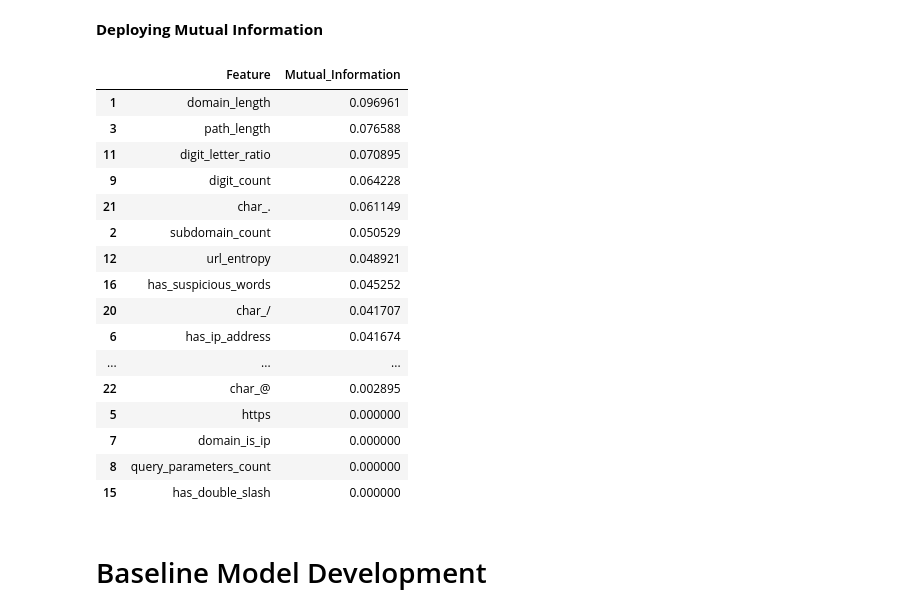
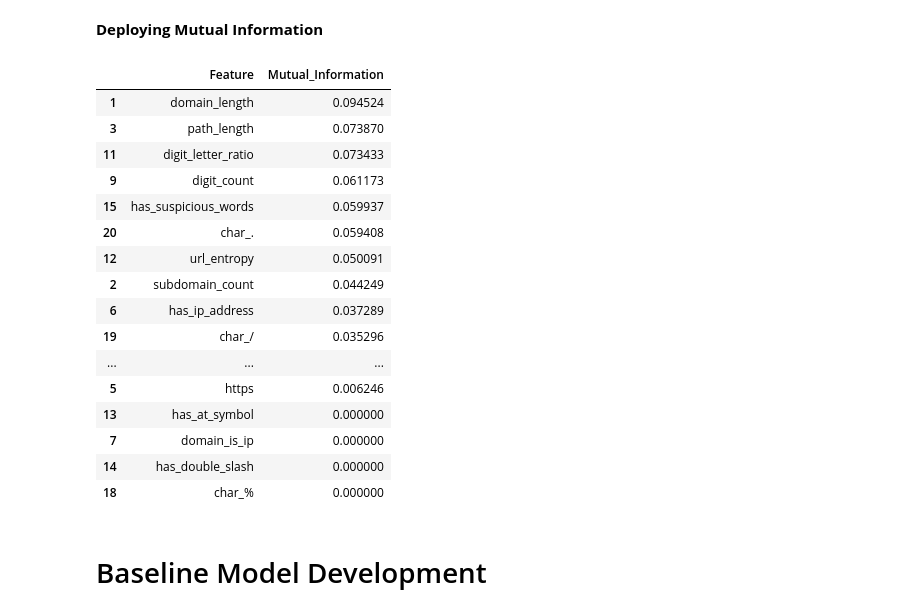
Before and after one commit to MorganChidley/Final-Year-Project, a Jupyter notebook: ml_model.ipynb, the cells around one changed output. Drawn from its saved outputs; the diff is of its cells as text; code cells hidden in the pictures.

```diff
--- a/ml_model.ipynb
+++ b/ml_model.ipynb
@@ -502,45 +297,36 @@ correlation_table
 # %% [markdown]
 **Deploying Mutual Information**
 # %%
-import pandas as pd
-import numpy as np
-import matplotlib.pyplot as plt
-import seaborn as sns
-from sklearn.feature_selection import mutual_info_classif
-from IPython.display import display # Import for display function
-
-# Load dataset
-data = pd.read_csv("merged_dataset.csv")
+data = pd.read_csv("final_dataset_1.csv")
 
 X = data.drop(['ClassLabel', "URL"], axis=1)
 y = data['ClassLabel']
 
 # Mutual Information
 mutual_info = mutual_info_classif(X, y)
 feature_scores = pd.DataFrame({'Feature': X.columns, 'Mutual_Information': mutual_info})
 feature_scores = feature_scores.sort_values(by=['Mutual_Information'], ascending=False)
 
-
 # Display mutual information scores in a table
 display(feature_scores)
 # %% [output]
 |  | Feature | Mutual_Information |
-| 1 | domain_length | 0.096961 |
-| 3 | path_length | 0.076588 |
-| 11 | digit_letter_ratio | 0.070895 |
-| 9 | digit_count | 0.064228 |
-| 21 | char_. | 0.061149 |
-| 2 | subdomain_count | 0.050529 |
-| 12 | url_entropy | 0.048921 |
-| 16 | has_suspicious_words | 0.045252 |
-| 20 | char_/ | 0.041707 |
-| 6 | has_ip_address | 0.041674 |
+| 1 | domain_length | 0.094524 |
+| 3 | path_length | 0.073870 |
+| 11 | digit_letter_ratio | 0.073433 |
+| 9 | digit_count | 0.061173 |
+| 15 | has_suspicious_words | 0.059937 |
+| 20 | char_. | 0.059408 |
+| 12 | url_entropy | 0.050091 |
+| 2 | subdomain_count | 0.044249 |
+| 6 | has_ip_address | 0.037289 |
+| 19 | char_/ | 0.035296 |
 | ... | ... | ... |
-| 22 | char_@ | 0.002895 |
-| 5 | https | 0.000000 |
+| 5 | https | 0.006246 |
+| 13 | has_at_symbol | 0.000000 |
 | 7 | domain_is_ip | 0.000000 |
-| 8 | query_parameters_count | 0.000000 |
-| 15 | has_double_slash | 0.000000 |
+| 14 | has_double_slash | 0.000000 |
+| 18 | char_% | 0.000000 |
 # %% [markdown]
 # Baseline Model Development
 # %% [markdown]
```
Also changed, not shown: parts of 18 cells of this notebook.
